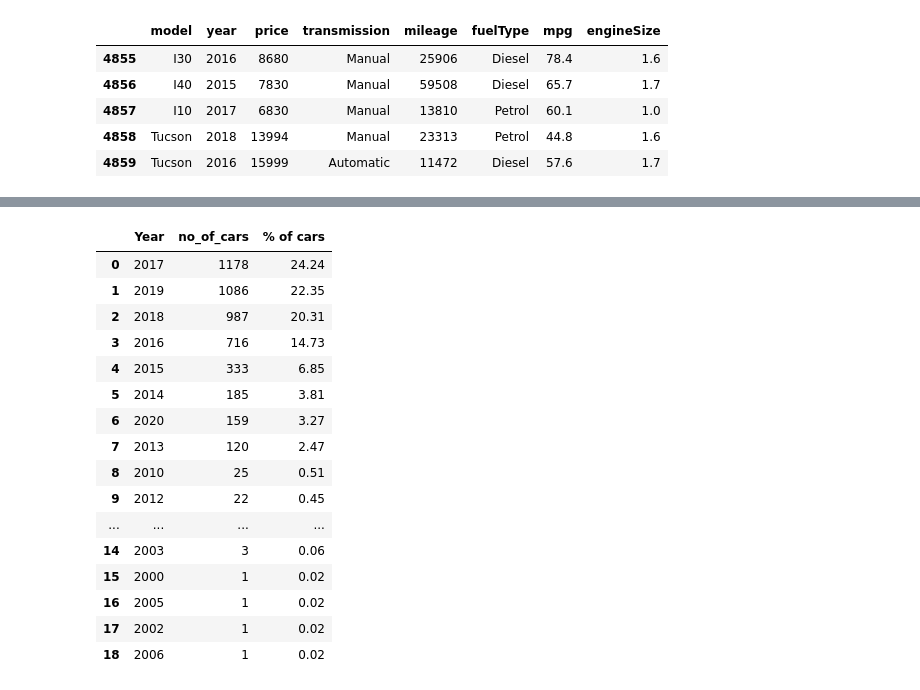
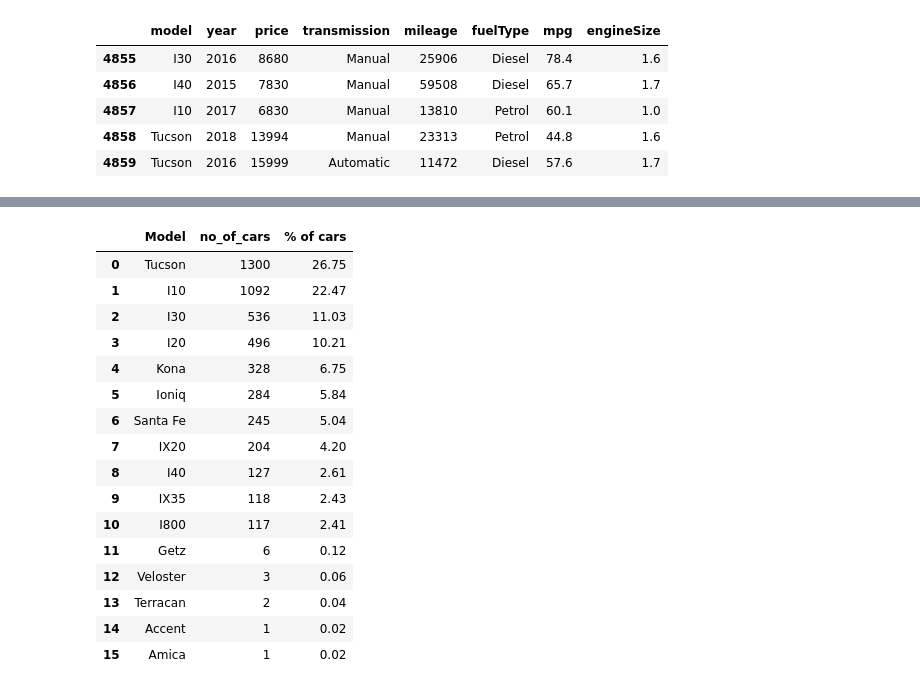
Before and after one commit to Rizvi-07/Data-Visualization-With-python, a Jupyter notebook: hyundai_EDA.ipynb, the cells around one changed output, grey strips where cells are left out. Drawn from its saved outputs; the diff is of its cells as text; code cells hidden in the pictures.

```diff
--- a/hyundai_EDA.ipynb
+++ b/hyundai_EDA.ipynb
@@ -49,31 +44,31 @@ Name: year, dtype: int64
 # %%
-df_year = pd.DataFrame(df["year"].value_counts())
-df_year = df_year.reset_index()
-df_year = df_year.rename(columns={"index":"Year",
-                                          "year":"no_of_cars"})
+#manipulating "model" column for barchart
+df_model = pd.DataFrame(df["model"].value_counts())
+df_model = df_model.reset_index()
+df_model = df_model.rename(columns={"index":"Model",
+                                          "model":"no_of_cars"})
 
-df_year["% of cars"] = (df_year["no_of_cars"]/df.shape[0])*100
+#get the car model percentages
+df_model["% of cars"] = (df_model["no_of_cars"]/df.shape[0])*100
 
-df_year = df_year.round(2)
+df_model = df_model.round(2)
 
-# df_fuelType = np.round(df_fuelType, 2)
-
-display(df_year)
+display(df_model)
 # %% [output]
-|  | Year | no_of_cars | % of cars |
-| 0 | 2017 | 1178 | 24.24 |
-| 1 | 2019 | 1086 | 22.35 |
-| 2 | 2018 | 987 | 20.31 |
-| 3 | 2016 | 716 | 14.73 |
-| 4 | 2015 | 333 | 6.85 |
-| 5 | 2014 | 185 | 3.81 |
-| 6 | 2020 | 159 | 3.27 |
-| 7 | 2013 | 120 | 2.47 |
-| 8 | 2010 | 25 | 0.51 |
-| 9 | 2012 | 22 | 0.45 |
-| ... | ... | ... | ... |
-| 14 | 2003 | 3 | 0.06 |
-| 15 | 2000 | 1 | 0.02 |
-| 16 | 2005 | 1 | 0.02 |
-| 17 | 2002 | 1 | 0.02 |
-| 18 | 2006 | 1 | 0.02 |
+|  | Model | no_of_cars | % of cars |
+| 0 | Tucson | 1300 | 26.75 |
+| 1 | I10 | 1092 | 22.47 |
+| 2 | I30 | 536 | 11.03 |
+| 3 | I20 | 496 | 10.21 |
+| 4 | Kona | 328 | 6.75 |
+| 5 | Ioniq | 284 | 5.84 |
+| 6 | Santa Fe | 245 | 5.04 |
+| 7 | IX20 | 204 | 4.20 |
+| 8 | I40 | 127 | 2.61 |
+| 9 | IX35 | 118 | 2.43 |
+| 10 | I800 | 117 | 2.41 |
+| 11 | Getz | 6 | 0.12 |
+| 12 | Veloster | 3 | 0.06 |
+| 13 | Terracan | 2 | 0.04 |
+| 14 | Accent | 1 | 0.02 |
+| 15 | Amica | 1 | 0.02 |
```
Also changed, not shown: parts of 29 cells of this notebook.
